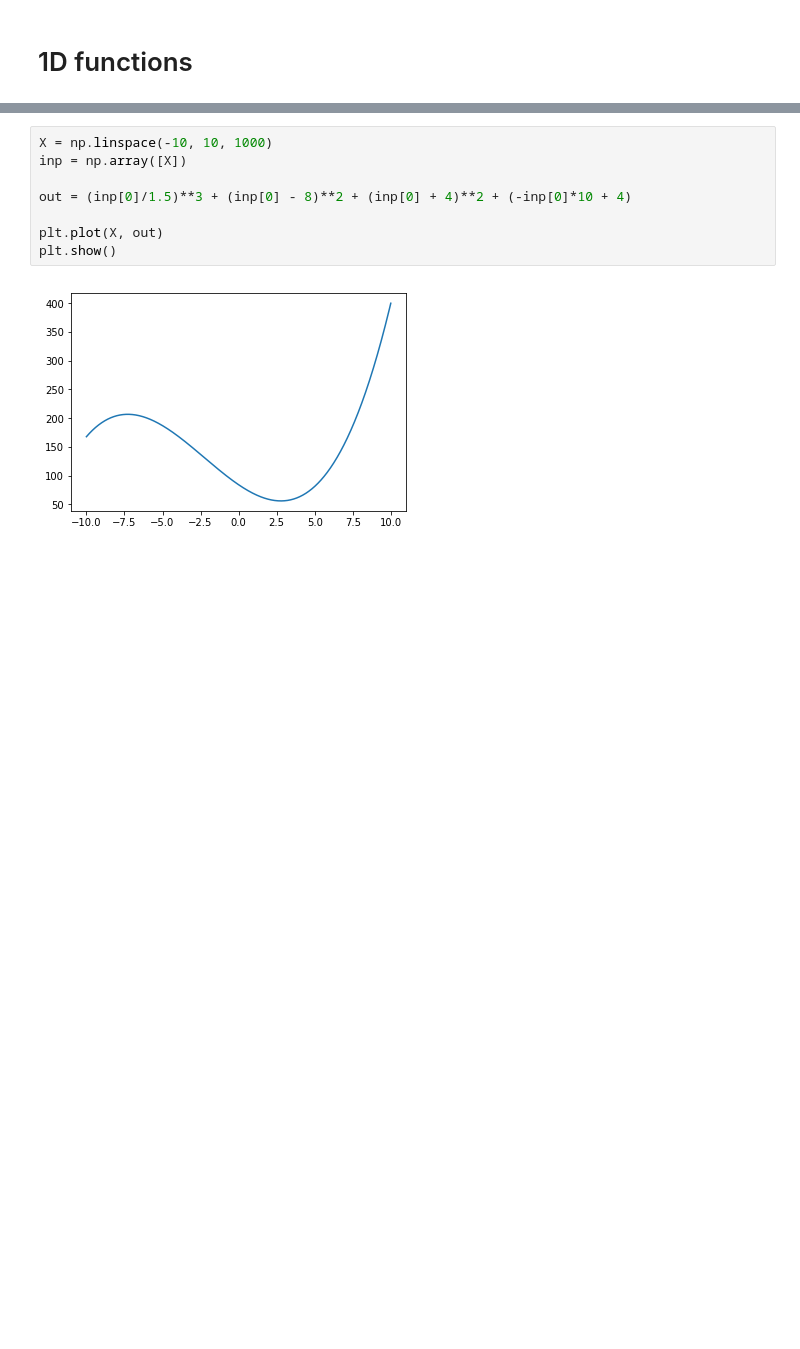
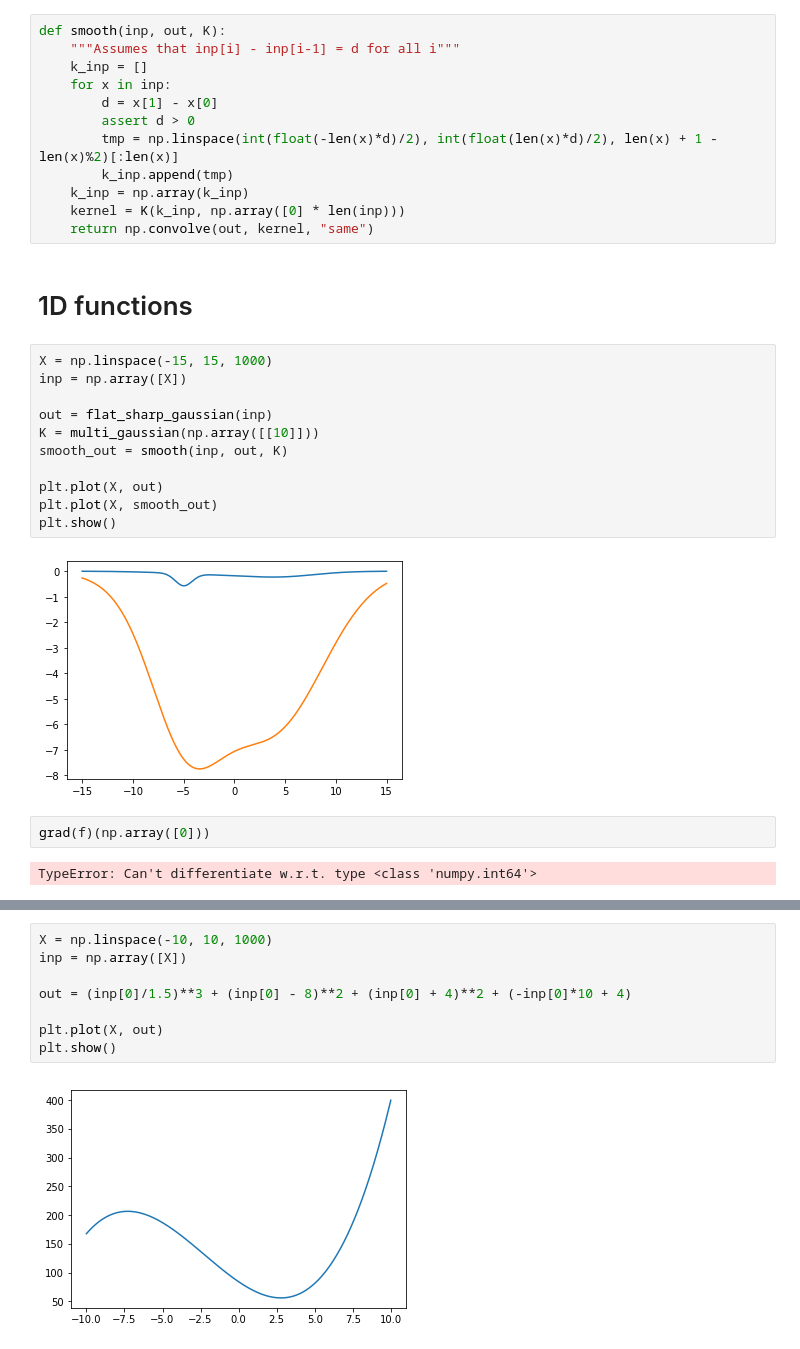
Before and after one commit to daniellengyel/shallow_minima, a Jupyter notebook: Different Functions.ipynb, the cells around one changed output, grey strips where cells are left out. Drawn from its saved outputs; the diff is of its cells as text; blank space fills up the shorter version.

```diff
--- a/Different Functions.ipynb
+++ b/Different Functions.ipynb
@@ -8,2 +9,31 @@ import plotly.graph_objects as go
+# %%
+def smooth(inp, out, K):
+    """Assumes that inp[i] - inp[i-1] = d for all i"""
+    k_inp = []
+    for x in inp:
+        d = x[1] - x[0]
+        assert d > 0
+        tmp = np.linspace(int(float(-len(x)*d)/2), int(float(len(x)*d)/2), len(x) + 1 - len(x)%2)[:len(x)]
+        k_inp.append(tmp)
+    k_inp = np.array(k_inp)
+    kernel = K(k_inp, np.array([0] * len(inp)))
+    return np.convolve(out, kernel, "same")
 # %% [markdown]
 # 1D functions
+# %%
+X = np.linspace(-15, 15, 1000)
+inp = np.array([X])
+
+out = flat_sharp_gaussian(inp)
+K = multi_gaussian(np.array([[10]]))
+smooth_out = smooth(inp, out, K)
+
+plt.plot(X, out)
+plt.plot(X, smooth_out)
+plt.show()
+# %% [output]
+[figure, added]
+# %%
+grad(f)(np.array([0]))
+# %% [output]
+TypeError: Can't differentiate w.r.t. type <class 'numpy.int64'>
```
Also changed, not shown: parts of 3 cells of this notebook, 4 other files.
